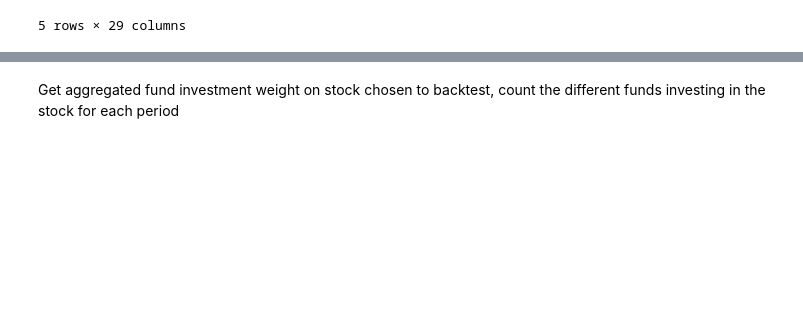
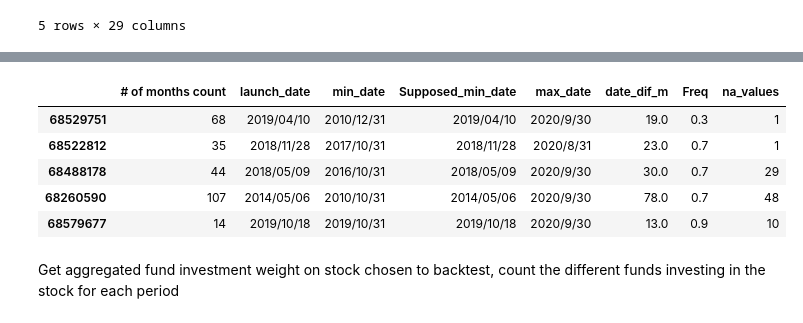
Before and after one commit to james-chang727/OEF-holdings-over-underweight-backtest, a Jupyter notebook: JP_Murata_v3.1.ipynb, the cells around one changed output, grey strips where cells are left out. Cells and saved outputs as stored; diff of their text form; code cells hidden in the pictures; blank space fills up the shorter version.

```diff
--- a/JP_Murata_v3.1.ipynb
+++ b/JP_Murata_v3.1.ipynb
@@ -130,0 +167,17 @@ df_funds_chosen.head()
+# %%
+chosen_fund_list = list(df_funds_chosen.reset_index()['index'].unique())
+filt2 = (df_holdings['ISIN'] == stock_isin) & (df_holdings['LipperID'].isin(chosen_fund_list))
+df_stock_raw_wgts = df_holdings[['LipperID', 'Date', 'Security', 'WeightCurrent', 'ISIN']][filt2].drop_duplicates(subset=['LipperID','Date'])
+df_stock_raw_wgts['Date'] = pd.to_datetime(df_stock_raw_wgts['Date'], format=r'%Y/%m/%d')
+
+# Left join with fill_wgts to get all dates including holding dates where target stock is not in holdings
+df_stock_filled_wgts = df_fill_wgts.merge(df_stock_raw_wgts, how='left', left_on=['LipperID', 'Date'], right_on=['LipperID', 'Date'])
+df_stock_filled_wgts['LipperID'] = df_stock_filled_wgts['LipperID'].apply(lambda x: round(x))
+df_stock_filled_wgts.sort_values('LipperID')
+
+# Add Launch date of funds for bookkeeping and write to excel later
+df_stock_weightings = df_stock_filled_wgts.merge(df_Topix_funds[['lipper_id', 'launch_date']], how='left', left_on='LipperID', right_on='lipper_id').drop('lipper_id', axis=1)
+df_stock_weightings.rename(columns={'launch_date':'Fund_LaunchDate'}, inplace=True)
+df_stock_weightings.sort_values(['LipperID', 'Date'], inplace=True)
+
+df_stock_weightings.set_index('LipperID').head()
@@ -131,2 +192,19 @@ df_funds_chosen.head()
+# %%
+# Save na values of each fund for the given timeframe for bookkeeping purposes
+na_values = [df_stock_weightings[df_stock_weightings['LipperID']==fund_id]['WeightCurrent'].isna().sum() for fund_id in chosen_fund_list]
+na_values_series = pd.DataFrame(na_values, index=chosen_fund_list, columns=['na_values'])
+df_funds_stock_DES = df_funds_chosen.merge(na_values_series, left_index=True, right_index=True)
+
+os.mkdir(f'results/{stock_name}')
+# df_funds_stock_DES.to_excel(f'results/{stock_name}/{benchmark}_funds_{stock_name}_DES.xlsx')
+
+df_funds_chosen_DES.head()
+# %% [output]
+|  | # of months count | launch_date | min_date | Supposed_min_date | max_date | date_dif_m | Freq | na_values |
+| 68529751 | 68 | 2019/04/10 | 2010/12/31 | 2019/04/10 | 2020/9/30 | 19.0 | 0.3 | 1 |
+| 68522812 | 35 | 2018/11/28 | 2017/10/31 | 2018/11/28 | 2020/8/31 | 23.0 | 0.7 | 1 |
+| 68488178 | 44 | 2018/05/09 | 2016/10/31 | 2018/05/09 | 2020/9/30 | 30.0 | 0.7 | 29 |
+| 68260590 | 107 | 2014/05/06 | 2010/10/31 | 2014/05/06 | 2020/9/30 | 78.0 | 0.7 | 48 |
+| 68579677 | 14 | 2019/10/18 | 2019/10/31 | 2019/10/18 | 2020/9/30 | 13.0 | 0.9 | 10 |
 # %% [markdown]
 Get aggregated fund investment weight on stock chosen to backtest, count the different funds investing in the stock for each period
```
Also changed, not shown: parts of 13 cells of this notebook, 6 other files.
